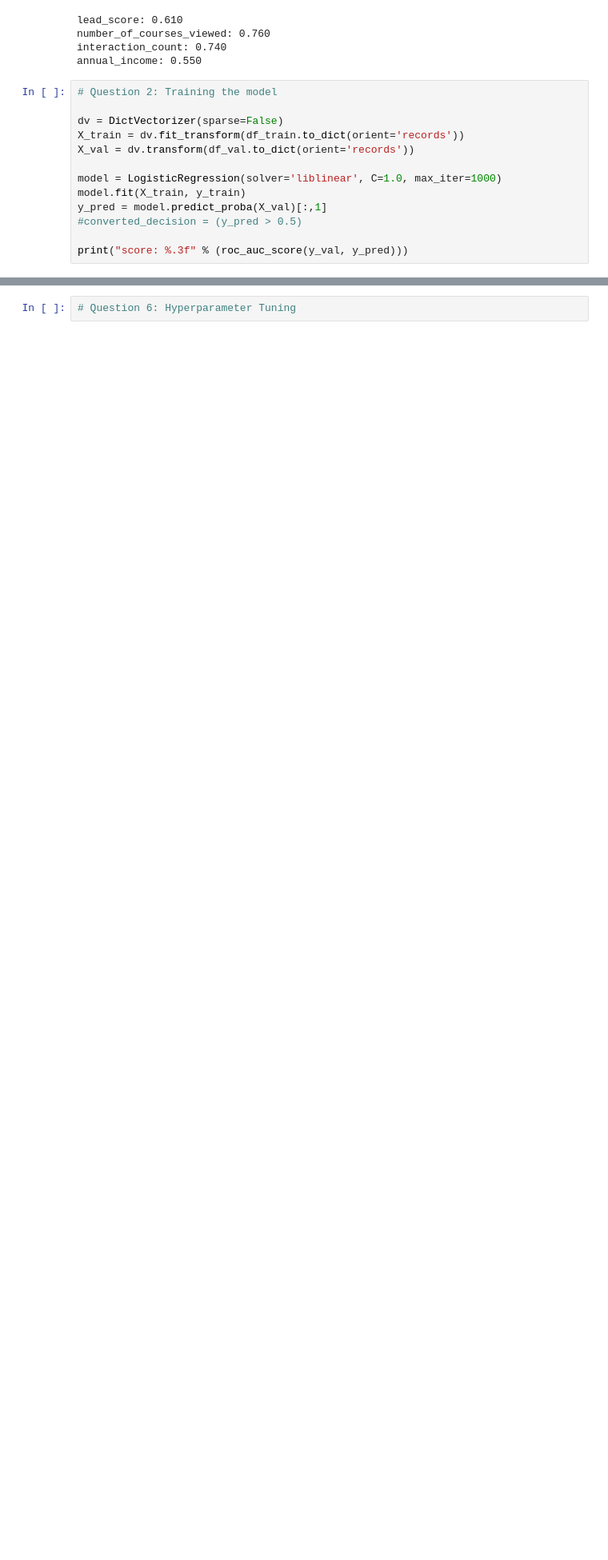
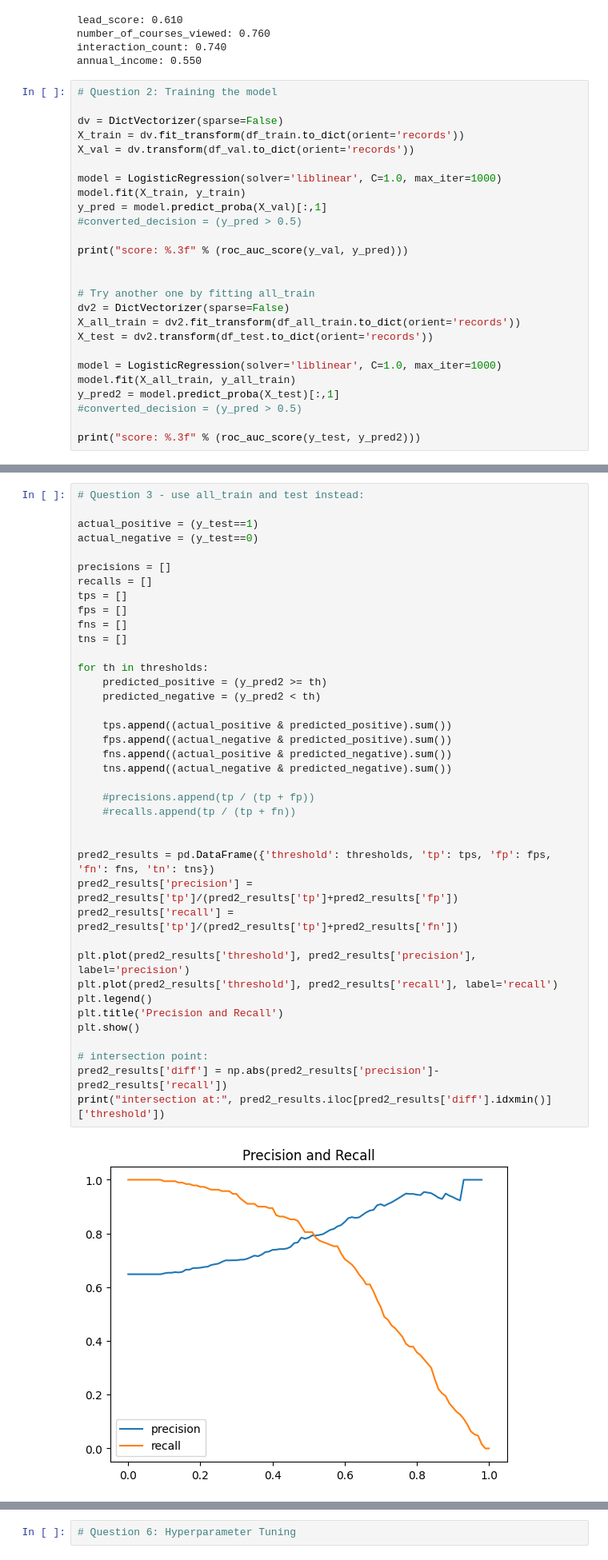
Before and after one commit to nebellleben/machine-learning-zoomcamp, a Jupyter notebook: 04.evaluation/homework4.ipynb, the cells around one changed output, grey strips where cells are left out. Shown: that part at 80% size. Drawn from its saved outputs; the diff is of its cells as text; blank space fills up the shorter version.

```diff
--- a/04.evaluation/homework4.ipynb
+++ b/04.evaluation/homework4.ipynb
@@ -89,4 +95,17 @@ y_pred = model.predict_proba(X_val)[:,1]
 #converted_decision = (y_pred > 0.5)
 
 print("score: %.3f" % (roc_auc_score(y_val, y_pred)))
+
+
+# Try another one by fitting all_train
+dv2 = DictVectorizer(sparse=False)
+X_all_train = dv2.fit_transform(df_all_train.to_dict(orient='records'))
+X_test = dv2.transform(df_test.to_dict(orient='records'))
+
+model = LogisticRegression(solver='liblinear', C=1.0, max_iter=1000)
+model.fit(X_all_train, y_all_train)
+y_pred2 = model.predict_proba(X_test)[:,1]
+#converted_decision = (y_pred > 0.5)
+
+print("score: %.3f" % (roc_auc_score(y_test, y_pred2)))
 # %% [output]
@@ -132,0 +153,41 @@ plt.show()
+# %%
+# Question 3 - use all_train and test instead:
+
+actual_positive = (y_test==1)
+actual_negative = (y_test==0)
+
+precisions = []
+recalls = []
+tps = []
+fps = []
+fns = []
+tns = []
+
+for th in thresholds:
+    predicted_positive = (y_pred2 >= th)
+    predicted_negative = (y_pred2 < th)
+
+    tps.append((actual_positive & predicted_positive).sum())
+    fps.append((actual_negative & predicted_positive).sum())
+    fns.append((actual_positive & predicted_negative).sum())
+    tns.append((actual_negative & predicted_negative).sum())
+
+    #precisions.append(tp / (tp + fp))
+    #recalls.append(tp / (tp + fn))
+
+
+pred2_results = pd.DataFrame({'threshold': thresholds, 'tp': tps, 'fp': fps, 'fn': fns, 'tn': tns})
+pred2_results['precision'] = pred2_results['tp']/(pred2_results['tp']+pred2_results['fp'])
+pred2_results['recall'] = pred2_results['tp']/(pred2_results['tp']+pred2_results['fn'])
+
+plt.plot(pred2_results['threshold'], pred2_results['precision'], label='precision')
+plt.plot(pred2_results['threshold'], pred2_results['recall'], label='recall')
+plt.legend()
+plt.title('Precision and Recall')
+plt.show()
+
+# intersection point:
+pred2_results['diff'] = np.abs(pred2_results['precision']-pred2_results['recall'])
+print("intersection at:", pred2_results.iloc[pred2_results['diff'].idxmin()]['threshold'])
+# %% [output]
+[figure, added]
```
Also changed, not shown: parts of 7 cells of this notebook.
